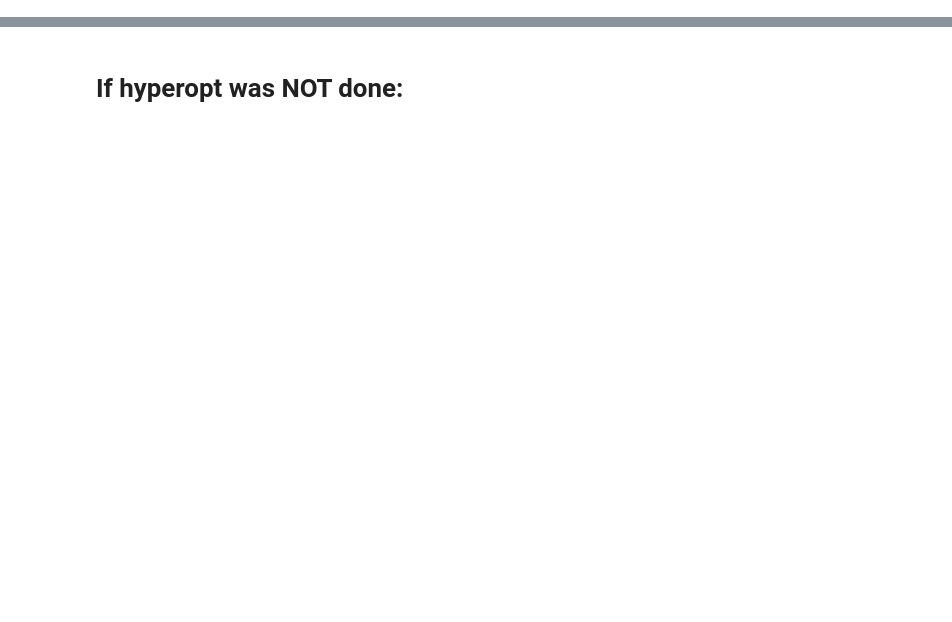
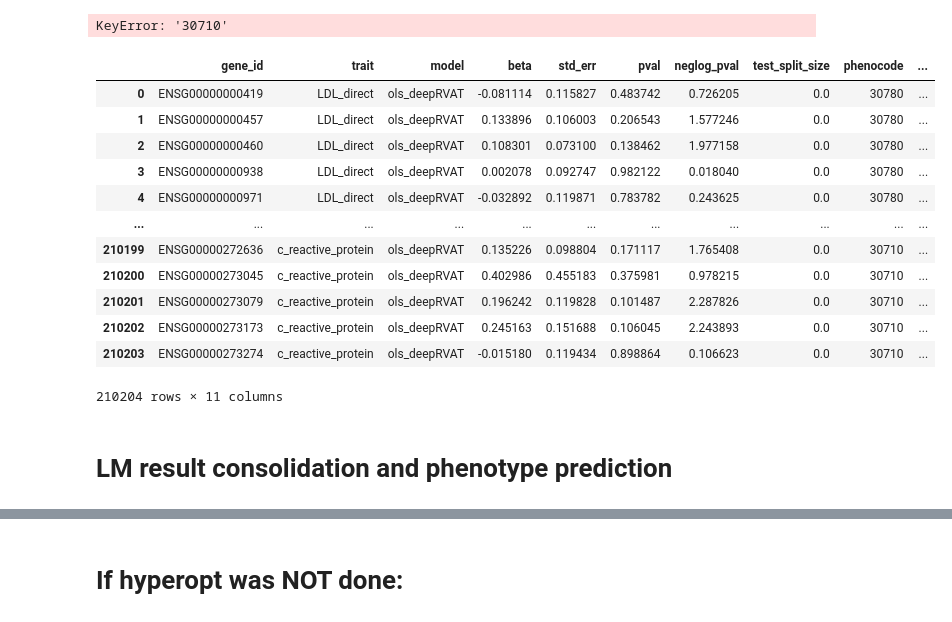
Before and after one commit to gagneurlab/funcRVP, a Jupyter notebook: scripts/read_results.ipynb, the cells around one changed output, grey strips where cells are left out. Cells and saved outputs as stored; diff of their text form; code cells hidden in the pictures; blank space fills up the shorter version.

Commit message:
Updating scripts with new train-test split

```diff
--- a/scripts/read_results.ipynb
+++ b/scripts/read_results.ipynb
@@ -27,0 +52,59 @@ gb_rep = pd.read_parquet('/s/project/geno2pheno/data/replication_sets/genebass_b
+# %%
+# No pheno pred
+genotype = 'deepRVAT'
+version = "filteredv3"
+test_size = 0
+use_prs = True
+normalize_covariates = True
+only_test = False
+
+covariates = True
+shuffled_phenotype = False
+
+genes_df_list = []
+
+for trait in tqdm(TRAITS):
+    phenocode = genebass_phenocode_dict[trait]
+
+    # assoc_df = pd.read_parquet(f"/s/project/uk_biobank/processed/g2p/modelling/ols_{genotype}/{version}_at_{genotype}{'_cov' if covariates else ''}{'_shuffledpheno' if shuffled_phenotype else ''}{'_test' if only_test else ''}_CLEANsplit_{trait}.pq")
+    assoc_df = pd.read_parquet(f"/s/project/uk_biobank/processed/g2p/modelling/ols_{genotype}/filteredv3_at_{genotype}_cov{f'_{test_size}' if test_size else ''}{'_test' if only_test else ''}_NEWsplit_{trait}.pq")
+    if sum(assoc_df["neglog_pval"].isna())>0:
+        print("NaN pvalues")
+
+    assoc_df['phenocode'] = str(phenocode)
+    genes_df_list.append(assoc_df)
+
+ols_df = pd.concat(genes_df_list).reset_index(names='gene_id')
+# ols_df["phenocode"] = str(phenocode)
+ols_df["var_beta"] = ols_df["std_err"]**2
+ols_df["neglog_pval"] = -np.log(ols_df["pval"])
+ols_df["significant"] = ols_df["neglog_pval"] > -np.log(0.05/len(ols_df))
+ols_df["replicated"] = ols_df.index.isin(replication_dict[phenocode])
+ols_df["genotype"] = genotype
+ols_df["model"] = ols_df["model"] + "_cov"
+
+# Merge with gene names
+gene_names = pd.read_csv('/s/project/geno2pheno/data/hgnc2ensg.tsv', sep='\t')[['Ensembl gene ID', 'Approved symbol']].drop_duplicates().rename(columns={'Ensembl gene ID':'gene_id', 'Approved symbol':'gene_name'})
+ols_df = ols_df.merge(gene_names, on='gene_id')
+
+# ols_df.to_parquet(f"/s/project/geno2pheno/predictions/bayesian/at_{version}_{genotype}{'_test' if only_test else ''}_genes_CLEANsplit.pq")
+
+ols_df
+# %% [output]
+KeyError: '30710'
+# %%
+ols_df
+# %% [output]
+|  | gene_id | trait | model | beta | std_err | pval | neglog_pval | test_split_size | phenocode | ... |
+| 0 | ENSG00000000419 | LDL_direct | ols_deepRVAT | -0.081114 | 0.115827 | 0.483742 | 0.726205 | 0.0 | 30780 | ... |
+| 1 | ENSG00000000457 | LDL_direct | ols_deepRVAT | 0.133896 | 0.106003 | 0.206543 | 1.577246 | 0.0 | 30780 | ... |
+| 2 | ENSG00000000460 | LDL_direct | ols_deepRVAT | 0.108301 | 0.073100 | 0.138462 | 1.977158 | 0.0 | 30780 | ... |
+| 3 | ENSG00000000938 | LDL_direct | ols_deepRVAT | 0.002078 | 0.092747 | 0.982122 | 0.018040 | 0.0 | 30780 | ... |
+| 4 | ENSG00000000971 | LDL_direct | ols_deepRVAT | -0.032892 | 0.119871 | 0.783782 | 0.243625 | 0.0 | 30780 | ... |
+| ... | ... | ... | ... | ... | ... | ... | ... | ... | ... | ... |
+| 210199 | ENSG00000272636 | c_reactive_protein | ols_deepRVAT | 0.135226 | 0.098804 | 0.171117 | 1.765408 | 0.0 | 30710 | ... |
+| 210200 | ENSG00000273045 | c_reactive_protein | ols_deepRVAT | 0.402986 | 0.455183 | 0.375981 | 0.978215 | 0.0 | 30710 | ... |
+| 210201 | ENSG00000273079 | c_reactive_protein | ols_deepRVAT | 0.196242 | 0.119828 | 0.101487 | 2.287826 | 0.0 | 30710 | ... |
+| 210202 | ENSG00000273173 | c_reactive_protein | ols_deepRVAT | 0.245163 | 0.151688 | 0.106045 | 2.243893 | 0.0 | 30710 | ... |
+| 210203 | ENSG00000273274 | c_reactive_protein | ols_deepRVAT | -0.015180 | 0.119434 | 0.898864 | 0.106623 | 0.0 | 30710 | ... |
+210204 rows × 11 columns
@@ -27,0 +115,2 @@ gb_rep = pd.read_parquet('/s/project/geno2pheno/data/replication_sets/genebass_b
+# %% [markdown]
+# LM result consolidation and phenotype prediction
```
Also changed, not shown: parts of 24 cells of this notebook, 6 other files.
